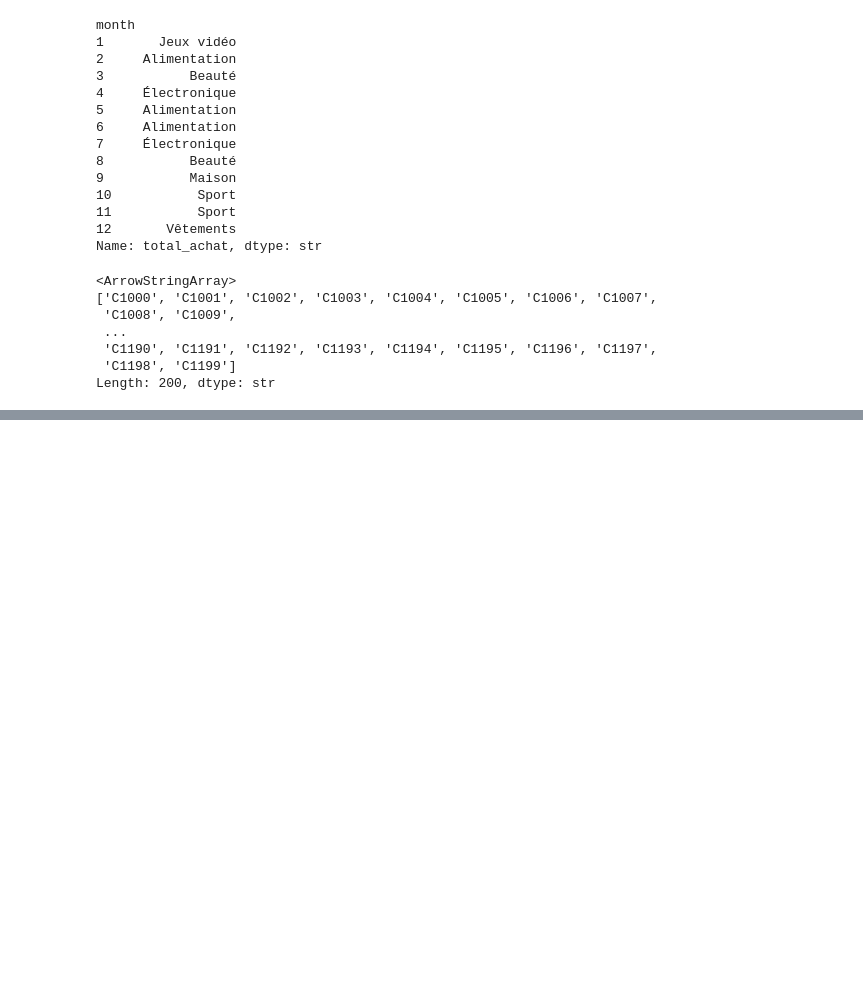
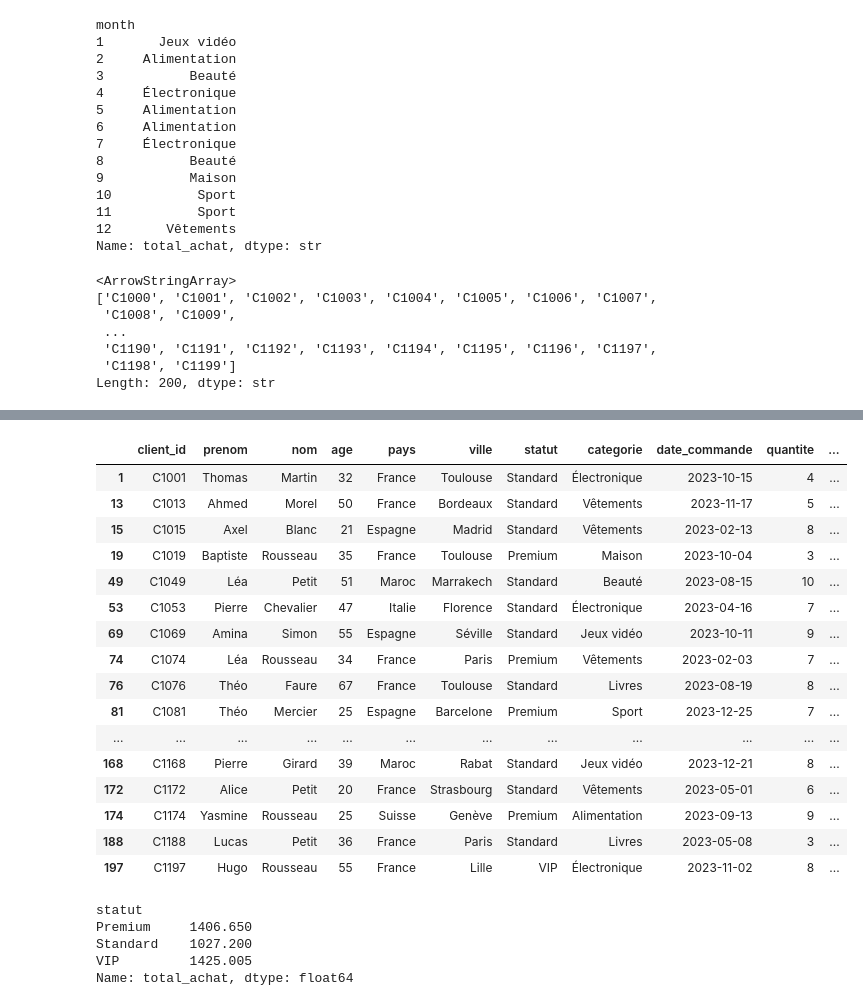
Before and after one commit to H3-8/pandas, a Jupyter notebook: notebook.ipynb, the cells around one changed output, grey strips where cells are left out. Saved outputs shown, nothing was run; the diff lists cells and outputs as text; code cells hidden in the pictures; blank space fills up the shorter version.

```diff
--- a/notebook.ipynb
+++ b/notebook.ipynb
@@ -291,0 +337,33 @@ df.groupby('client_id').sum()
+# %%
+#Affiche tous les clients avec une note de satisfaction de 5 ET un total d'achat supérieur à 1000€.
+df.loc[(df.note_satisfaction == 5) & (df.total_achat > 1000)]
+
+#Ou df.query("note_satisfaction == 5 & total_achat > 1000")
+# %% [output]
+|  | client_id | prenom | nom | age | pays | ville | statut | categorie | date_commande | quantite | ... |
+| 1 | C1001 | Thomas | Martin | 32 | France | Toulouse | Standard | Électronique | 2023-10-15 | 4 | ... |
+| 13 | C1013 | Ahmed | Morel | 50 | France | Bordeaux | Standard | Vêtements | 2023-11-17 | 5 | ... |
+| 15 | C1015 | Axel | Blanc | 21 | Espagne | Madrid | Standard | Vêtements | 2023-02-13 | 8 | ... |
+| 19 | C1019 | Baptiste | Rousseau | 35 | France | Toulouse | Premium | Maison | 2023-10-04 | 3 | ... |
+| 49 | C1049 | Léa | Petit | 51 | Maroc | Marrakech | Standard | Beauté | 2023-08-15 | 10 | ... |
+| 53 | C1053 | Pierre | Chevalier | 47 | Italie | Florence | Standard | Électronique | 2023-04-16 | 7 | ... |
+| 69 | C1069 | Amina | Simon | 55 | Espagne | Séville | Standard | Jeux vidéo | 2023-10-11 | 9 | ... |
+| 74 | C1074 | Léa | Rousseau | 34 | France | Paris | Premium | Vêtements | 2023-02-03 | 7 | ... |
+| 76 | C1076 | Théo | Faure | 67 | France | Toulouse | Standard | Livres | 2023-08-19 | 8 | ... |
+| 81 | C1081 | Théo | Mercier | 25 | Espagne | Barcelone | Premium | Sport | 2023-12-25 | 7 | ... |
+| ... | ... | ... | ... | ... | ... | ... | ... | ... | ... | ... | ... |
+| 168 | C1168 | Pierre | Girard | 39 | Maroc | Rabat | Standard | Jeux vidéo | 2023-12-21 | 8 | ... |
+| 172 | C1172 | Alice | Petit | 20 | France | Strasbourg | Standard | Vêtements | 2023-05-01 | 6 | ... |
+| 174 | C1174 | Yasmine | Rousseau | 25 | Suisse | Genève | Premium | Alimentation | 2023-09-13 | 9 | ... |
+| 188 | C1188 | Lucas | Petit | 36 | France | Paris | Standard | Livres | 2023-05-08 | 3 | ... |
+| 197 | C1197 | Hugo | Rousseau | 55 | France | Lille | VIP | Électronique | 2023-11-02 | 8 | ... |
+# %%
+#Exo 4 — Donne la médiane du total_achat par statut (Premium, Standard, VIP). 👀
+
+df.groupby("statut")['total_achat'].median()
+# %% [output]
+statut
+Premium     1406.650
+Standard    1027.200
+VIP         1425.005
+Name: total_achat, dtype: float64
```
Also changed, not shown: parts of 4 cells of this notebook.
